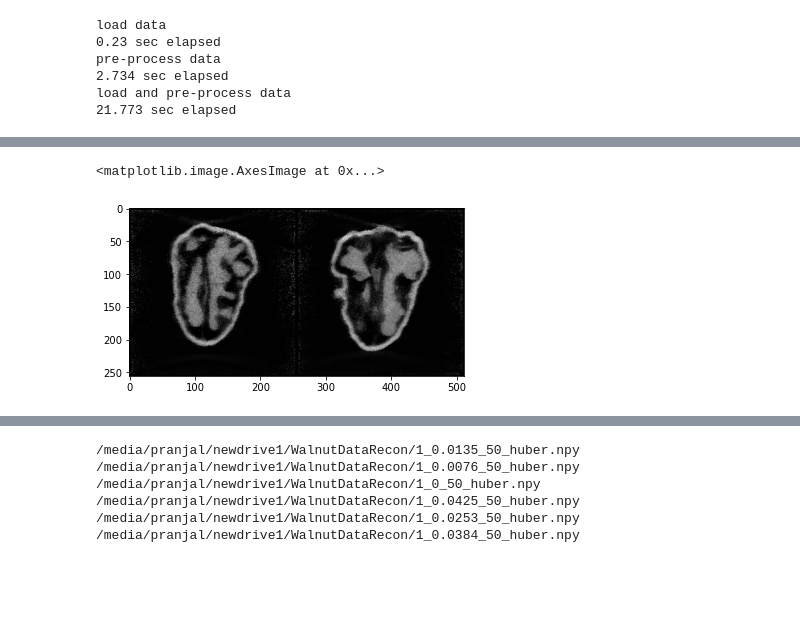
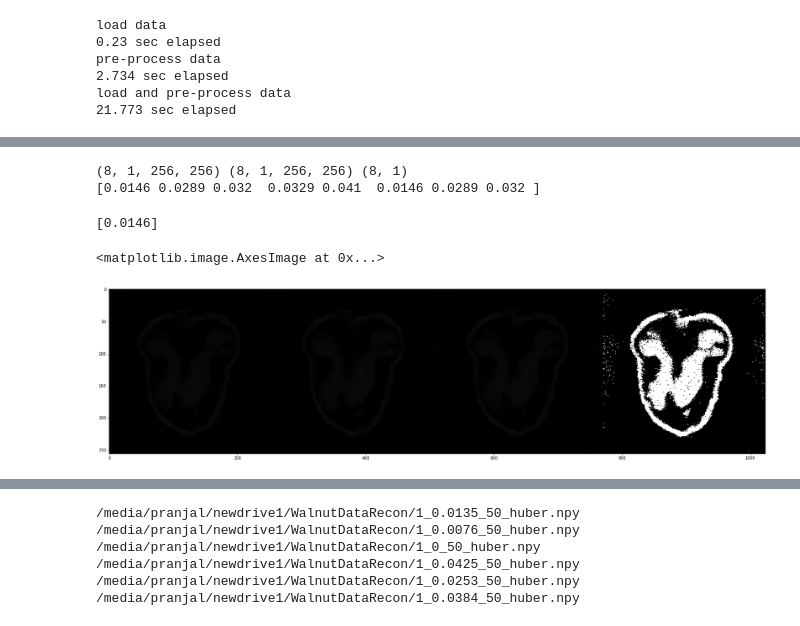
Before and after one commit to PranjalSahu/WalnutReconstructionCodes, a Jupyter notebook: test1.ipynb, the cells around one changed output, grey strips where cells are left out. Cells and saved outputs as stored; diff of their text form; code cells hidden in the pictures; blank space fills up the shorter version.

```diff
--- a/test1.ipynb
+++ b/test1.ipynb
@@ -960,4 +1057,4 @@ for epoch in range(1000):
     if val_loss < prev_min:
         prev_min = val_loss
         print('saving the model ', prev_min)
-        torch.save(model.state_dict(), "unethalf-uber-walnut.pt")
+        torch.save(model.state_dict(), "unethalf-quadtraic-walnut.pt")
@@ -988,0 +1459,24 @@ v = torch.tensor(v, device=device).float()
+# %%
+model.eval()
+
+i = 60
+x = x_val_array[i*batch_size:(i+1)*batch_size, :, :, :]
+y = y_val_array[i*batch_size:(i+1)*batch_size, :, :, :]
+v = v_val_array[i*batch_size:(i+1)*batch_size, :]
+
+x = torch.tensor(x, device=device).float()
+y = torch.tensor(y, device=device).float()
+v = torch.tensor(v, device=device).float()
+
+output = model(x, v)
+
+output = output.data.cpu().numpy()
+x      = x.data.cpu().numpy()
+y      = y.data.cpu().numpy()
+v      = v.data.cpu().numpy()
+
+print(x.shape, y.shape, v.shape)
+print(v.flatten())
+# %% [output]
+(8, 1, 256, 256) (8, 1, 256, 256) (8, 1)
+[0.0146 0.0289 0.032  0.0329 0.041  0.0146 0.0289 0.032 ]
@@ -989,7 +1500,17 @@ v = torch.tensor(v, device=device).float()
 # %%
 #print(output.shape)
+plt.figure(figsize=(30,10))
 index = random.randint(0, 7)
-plt.imshow(np.concatenate([output[index, 0], y[index, 0]], axis=-1), cmap='gray')
+print(v[index])
+
+temp            = y[index, 0]
+thresh_min      = threshold_minimum(temp)
+binary_adaptive = temp > thresh_min
+y1              = binary_adaptive
+
+#plt.imshow(np.concatenate([x[index, 0], output[index, 0], y[index, 0], 5*np.abs(output[index, 0]-y[index, 0])], axis=-1), cmap='gray')
+plt.imshow(np.concatenate([x[index, 0], output[index, 0], y[index, 0], y1], axis=-1), cmap='gray')
 # %% [output]
-<matplotlib.image.AxesImage at 0x...>
+[0.0146]
+<matplotlib.image.AxesImage at 0x...>
-[figure, old version]
+[figure, new version]
```
Also changed, not shown: parts of 11 cells of this notebook.
